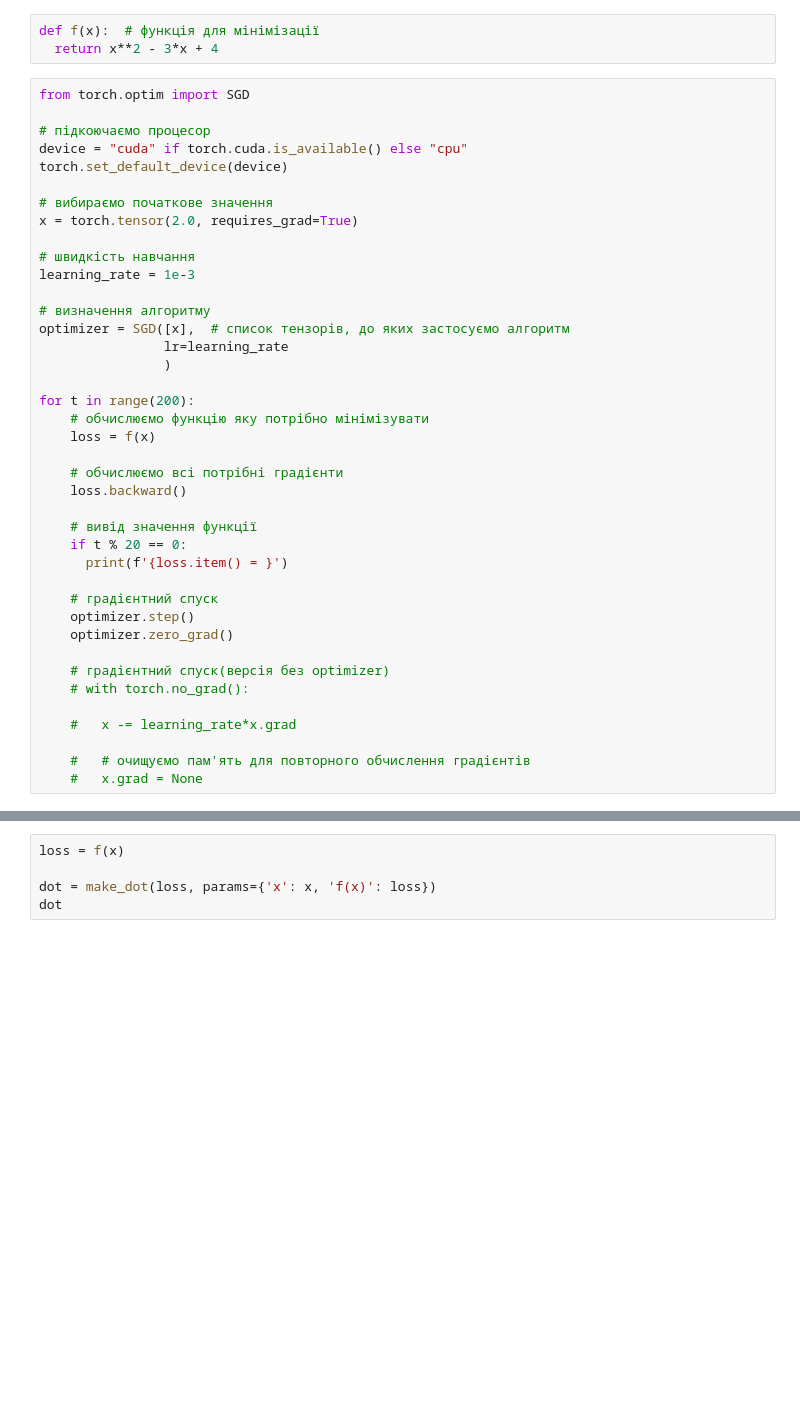
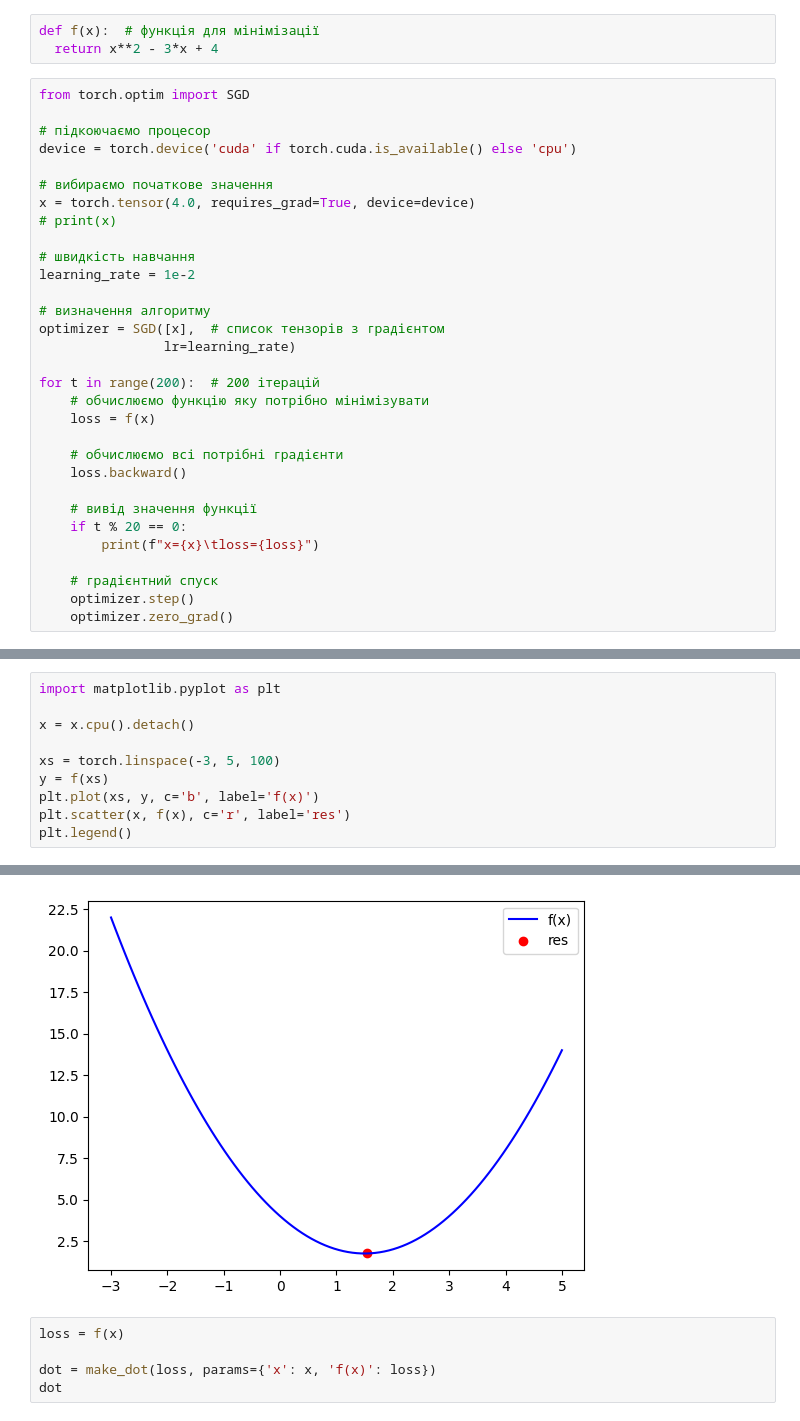
Before and after one commit to HalyshAnton/Python-AI, a Jupyter notebook: pytorch.ipynb, the cells around one changed output, grey strips where cells are left out. Drawn from its saved outputs; the diff is of its cells as text; blank space fills up the shorter version.

```diff
--- a/pytorch.ipynb
+++ b/pytorch.ipynb
@@ -409,21 +388,20 @@ def f(x):  # функція для мінімізації
 from torch.optim import SGD
 
 # підкоючаємо процесор
-device = "cuda" if torch.cuda.is_available() else "cpu"
-torch.set_default_device(device)
+device = torch.device('cuda' if torch.cuda.is_available() else 'cpu')
 
 # вибираємо початкове значення
-x = torch.tensor(2.0, requires_grad=True)
+x = torch.tensor(4.0, requires_grad=True, device=device)
+# print(x)
 
 # швидкість навчання
-learning_rate = 1e-3
+learning_rate = 1e-2
 
 # визначення алгоритму
-optimizer = SGD([x],  # список тензорів, до яких застосуємо алгоритм
-                lr=learning_rate
-                )
+optimizer = SGD([x],  # список тензорів з градієнтом
+                lr=learning_rate)
 
-for t in range(200):
+for t in range(200):  # 200 ітерацій
     # обчислюємо функцію яку потрібно мінімізувати
     loss = f(x)
 
@@ -432,17 +410,9 @@ for t in range(200):
 
     # вивід значення функції
     if t % 20 == 0:
-      print(f'{loss.item() = }')
+        print(f"x={x}\tloss={loss}")
 
     # градієнтний спуск
     optimizer.step()
     optimizer.zero_grad()
-
-    # градієнтний спуск(версія без optimizer)
-    # with torch.no_grad():
-
-    #   x -= learning_rate*x.grad
-
-    #   # очищуємо пам'ять для повторного обчислення градієнтів
-    #   x.grad = None
 # %% [output]
@@ -472,0 +433,11 @@ tensor(1.4863, requires_grad=True)
+# %%
+import matplotlib.pyplot as plt
+
+x = x.cpu().detach()
+
+xs = torch.linspace(-3, 5, 100)
+y = f(xs)
+plt.plot(xs, y, c='b', label='f(x)')
+plt.scatter(x, f(x), c='r', label='res')
+plt.legend()
+# %% [output]
@@ -473,3 +445,4 @@ tensor(1.4863, requires_grad=True)
+[figure, added]
 # %%
 loss = f(x)
 
```
Also changed, not shown: parts of 55 cells of this notebook.
